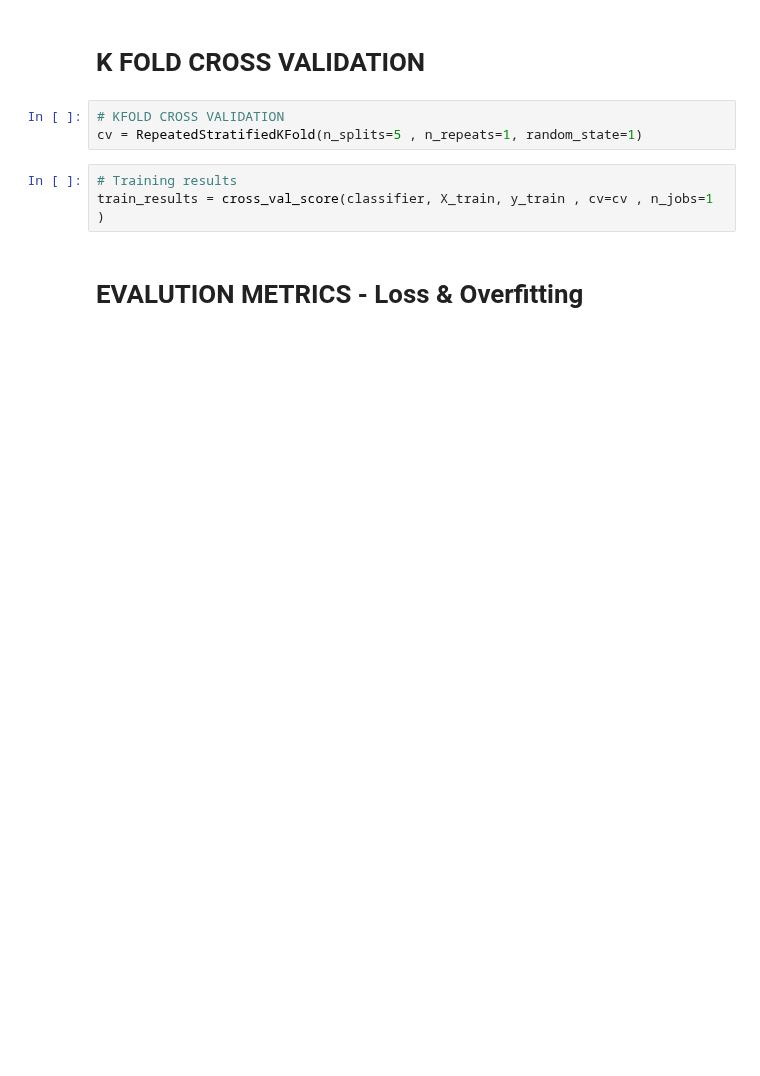
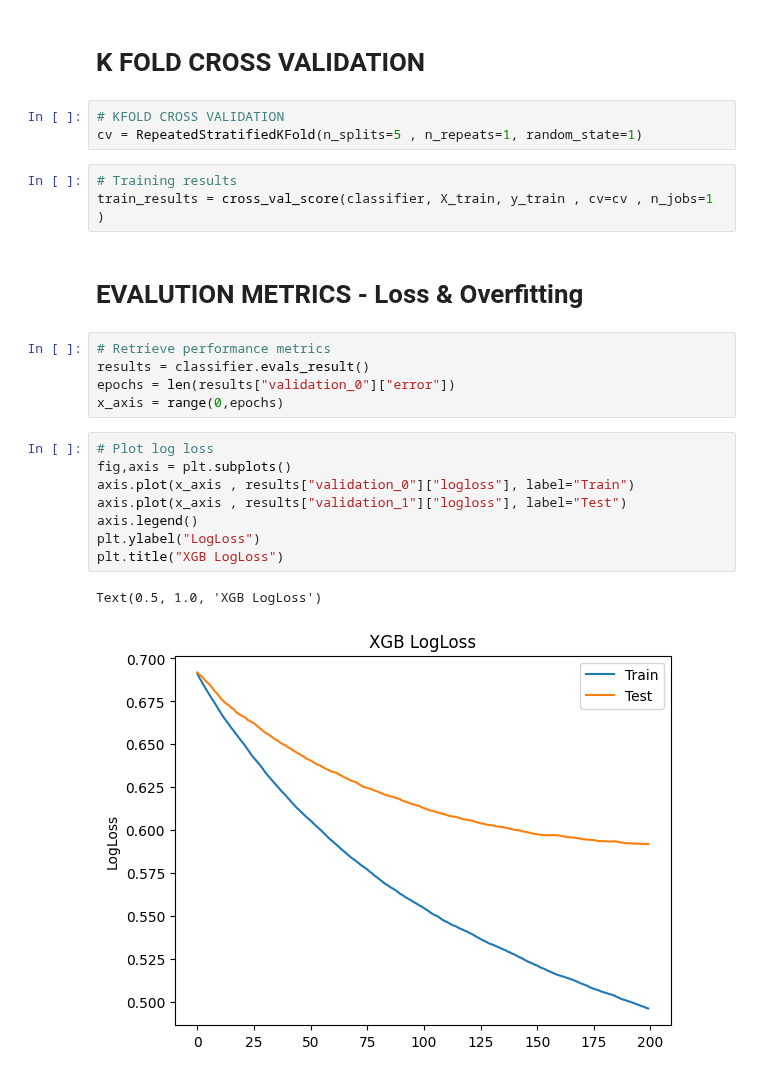
Before and after one commit to ItMeansBigMountain/Financial.Market.ML, a Jupyter notebook: 2_Supervised/3- XGBOOST-Binary-Classification-Model-Evaluation.ipynb, the cells around one changed output. Saved outputs shown, nothing was run; the diff lists cells and outputs as text; blank space fills up the shorter version.

```diff
--- a/2_Supervised/3- XGBOOST-Binary-Classification-Model-Evaluation.ipynb
+++ b/2_Supervised/3- XGBOOST-Binary-Classification-Model-Evaluation.ipynb
@@ -204,3 +278,19 @@ cv = RepeatedStratifiedKFold(n_splits=5 , n_repeats=1, random_state=1)
 train_results = cross_val_score(classifier, X_train, y_train , cv=cv , n_jobs=1 )
 # %% [markdown]
 # EVALUTION METRICS - Loss & Overfitting
+# %%
+# Retrieve performance metrics
+results = classifier.evals_result()
+epochs = len(results["validation_0"]["error"])
+x_axis = range(0,epochs)
+# %%
+# Plot log loss
+fig,axis = plt.subplots()
+axis.plot(x_axis , results["validation_0"]["logloss"], label="Train")
+axis.plot(x_axis , results["validation_1"]["logloss"], label="Test")
+axis.legend()
+plt.ylabel("LogLoss")
+plt.title("XGB LogLoss")
+# %% [output]
+Text(0.5, 1.0, 'XGB LogLoss')
+[figure, added]
```
Also changed, not shown: parts of 23 cells of this notebook, 7 other files.
